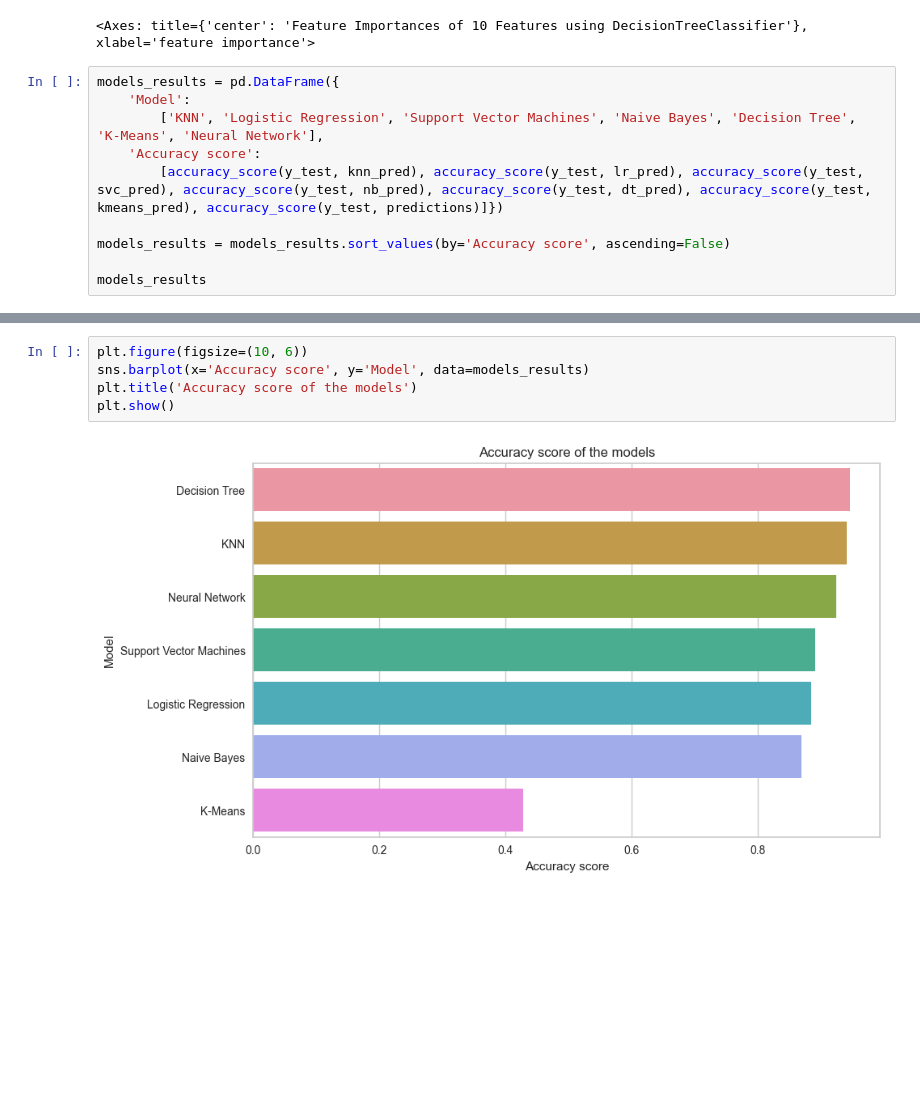
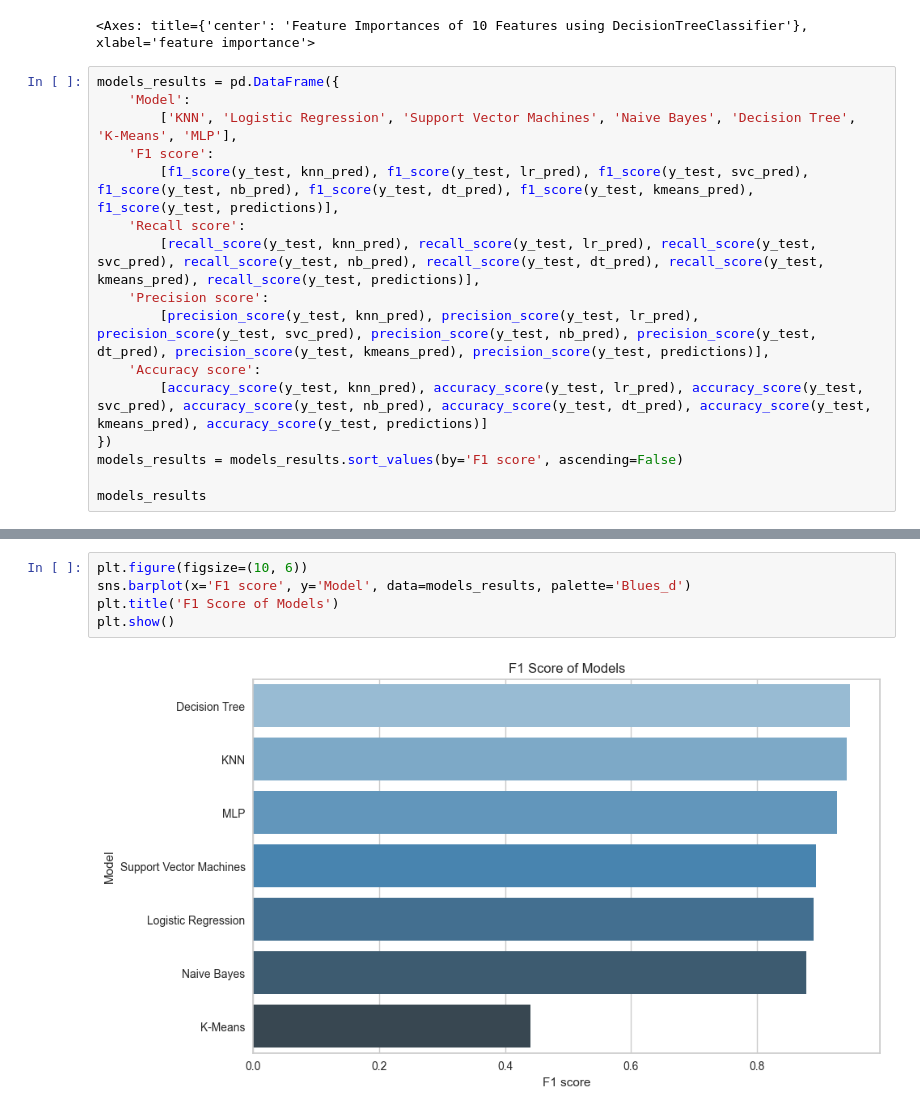
Before and after one commit to polejowska/mappshow-ml-xai, a Jupyter notebook: ml_classifiers/basic_classifiers.ipynb, the cells around one changed output, grey strips where cells are left out. Drawn from its saved outputs; the diff is of its cells as text; blank space fills up the shorter version.

```diff
--- a/ml_classifiers/basic_classifiers.ipynb
+++ b/ml_classifiers/basic_classifiers.ipynb
@@ -163,11 +182,17 @@ viz.show()
 # %%
 models_results = pd.DataFrame({
     'Model':
-        ['KNN', 'Logistic Regression', 'Support Vector Machines', 'Naive Bayes', 'Decision Tree', 'K-Means', 'Neural Network'],
+        ['KNN', 'Logistic Regression', 'Support Vector Machines', 'Naive Bayes', 'Decision Tree', 'K-Means', 'MLP'],
+    'F1 score':
+        [f1_score(y_test, knn_pred), f1_score(y_test, lr_pred), f1_score(y_test, svc_pred), f1_score(y_test, nb_pred), f1_score(y_test, dt_pred), f1_score(y_test, kmeans_pred), f1_score(y_test, predictions)],
+    'Recall score':
+        [recall_score(y_test, knn_pred), recall_score(y_test, lr_pred), recall_score(y_test, svc_pred), recall_score(y_test, nb_pred), recall_score(y_test, dt_pred), recall_score(y_test, kmeans_pred), recall_score(y_test, predictions)],
+    'Precision score':
+        [precision_score(y_test, knn_pred), precision_score(y_test, lr_pred), precision_score(y_test, svc_pred), precision_score(y_test, nb_pred), precision_score(y_test, dt_pred), precision_score(y_test, kmeans_pred), precision_score(y_test, predictions)],
     'Accuracy score':
-        [accuracy_score(y_test, knn_pred), accuracy_score(y_test, lr_pred), accuracy_score(y_test, svc_pred), accuracy_score(y_test, nb_pred), accuracy_score(y_test, dt_pred), accuracy_score(y_test, kmeans_pred), accuracy_score(y_test, predictions)]})
-
-models_results = models_results.sort_values(by='Accuracy score', ascending=False)
+        [accuracy_score(y_test, knn_pred), accuracy_score(y_test, lr_pred), accuracy_score(y_test, svc_pred), accuracy_score(y_test, nb_pred), accuracy_score(y_test, dt_pred), accuracy_score(y_test, kmeans_pred), accuracy_score(y_test, predictions)]
+})
+models_results = models_results.sort_values(by='F1 score', ascending=False)
 
 models_results
 # %% [output]
@@ -182,7 +207,7 @@ models_results
 # %%
 plt.figure(figsize=(10, 6))
-sns.barplot(x='Accuracy score', y='Model', data=models_results)
-plt.title('Accuracy score of the models')
+sns.barplot(x='F1 score', y='Model', data=models_results, palette='Blues_d')
+plt.title('F1 Score of Models')
 plt.show()
 # %% [output]
-[figure, old version]
+[figure, new version]
```
Also changed, not shown: parts of 2 cells of this notebook, 6 other files.
